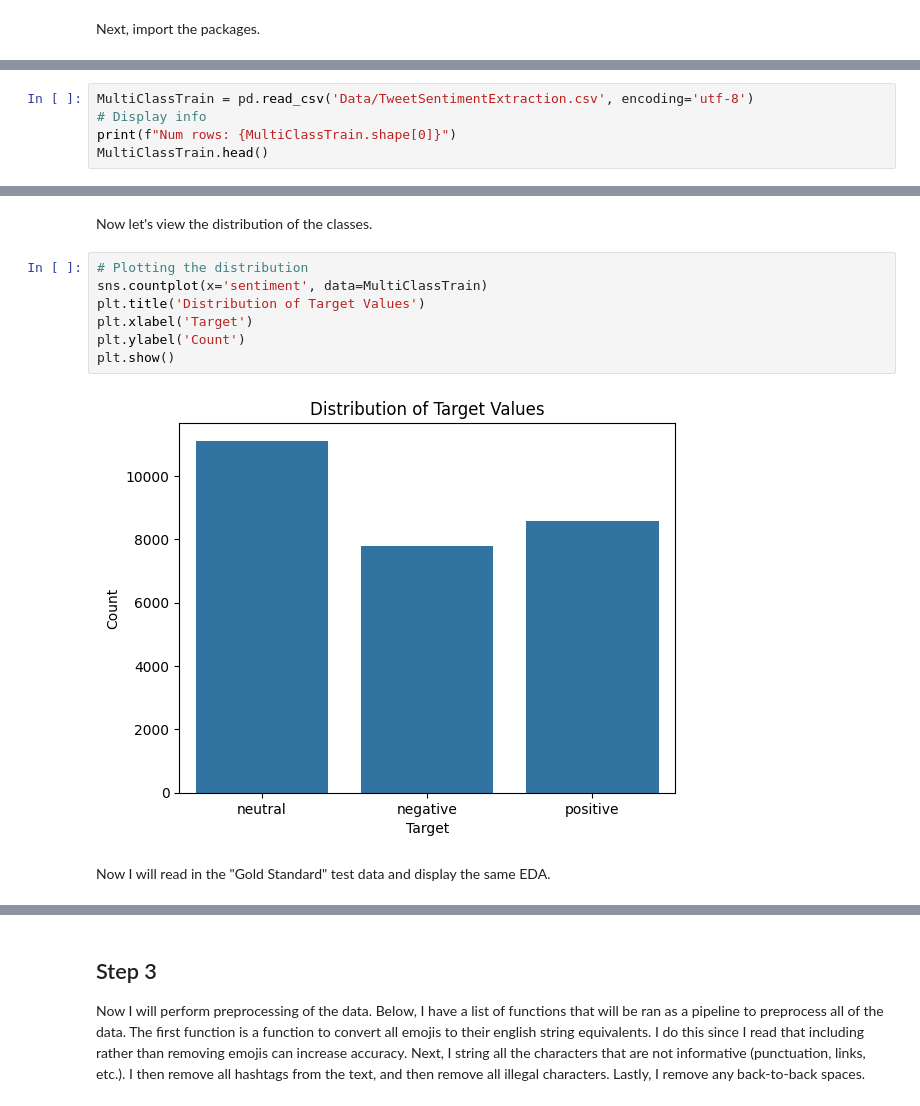
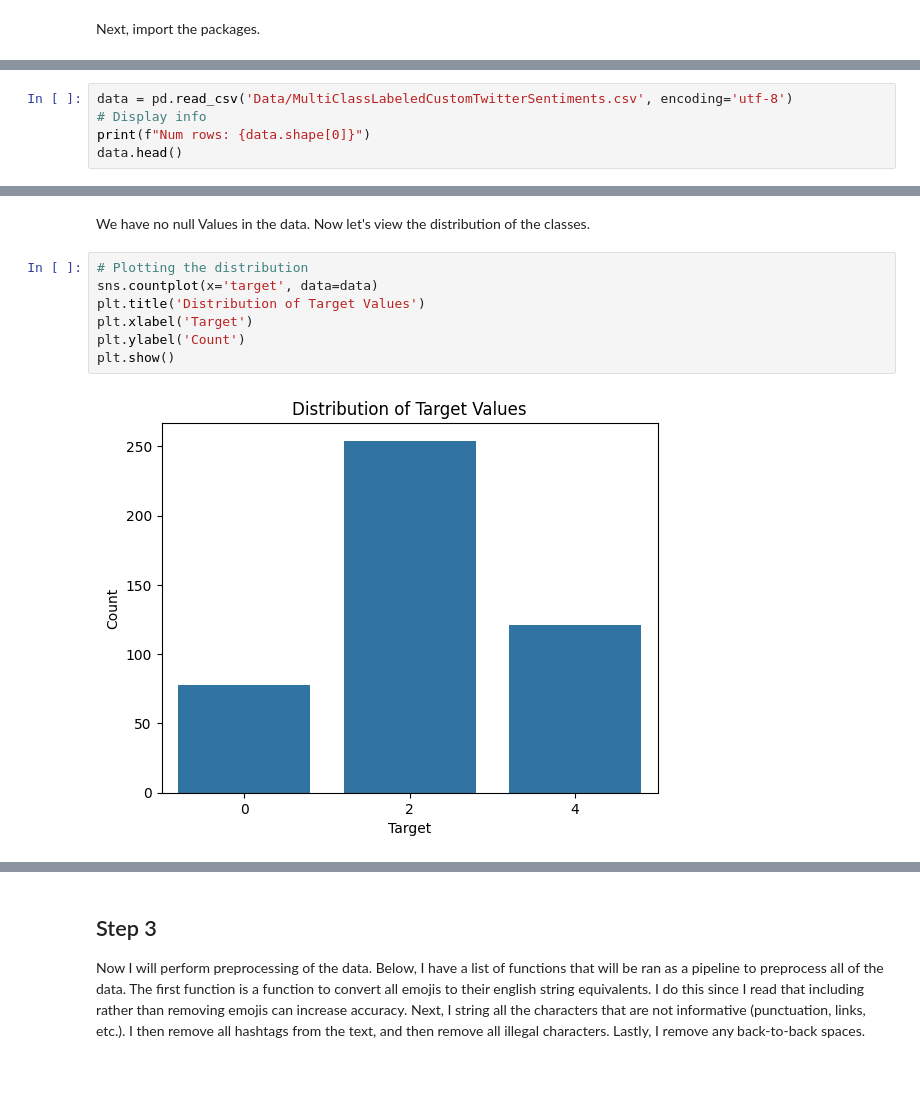
Before and after one commit to andreaseno/TwitterAnalysis, a Jupyter notebook: SentimentAnalysis.ipynb, the cells around one changed output, grey strips where cells are left out. Drawn from its saved outputs; the diff is of its cells as text; blank space fills up the shorter version.

```diff
--- a/SentimentAnalysis.ipynb
+++ b/SentimentAnalysis.ipynb
@@ -89,6 +79,6 @@ Now I will now read in the training data and display some basic information abou
 # %%
-MultiClassTrain = pd.read_csv('Data/TweetSentimentExtraction.csv', encoding='utf-8')
+data = pd.read_csv('Data/MultiClassLabeledCustomTwitterSentiments.csv', encoding='utf-8')
 # Display info
-print(f"Num rows: {MultiClassTrain.shape[0]}")
-MultiClassTrain.head()
+print(f"Num rows: {data.shape[0]}")
+data.head()
 # %% [output]
@@ -128,13 +104,11 @@ MultiClassTrain.describe()
 # %% [markdown]
-Now let's view the distribution of the classes.
+We have no null Values in the  data. Now let's view the distribution of the classes.
 # %%
 # Plotting the distribution
-sns.countplot(x='sentiment', data=MultiClassTrain)
+sns.countplot(x='target', data=data)
 plt.title('Distribution of Target Values')
 plt.xlabel('Target')
 plt.ylabel('Count')
 plt.show()
 # %% [output]
-[figure, old version]
+[figure, new version]
-# %% [markdown]
-Now I will read in the "Gold Standard" test data and display the same EDA.
```
Also changed, not shown: parts of 35 cells of this notebook, 3 other files.
